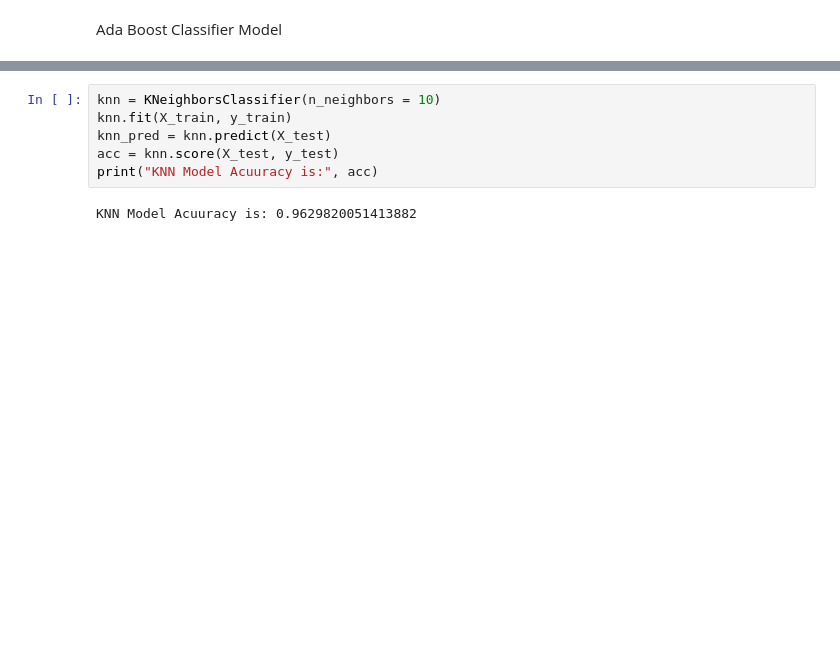
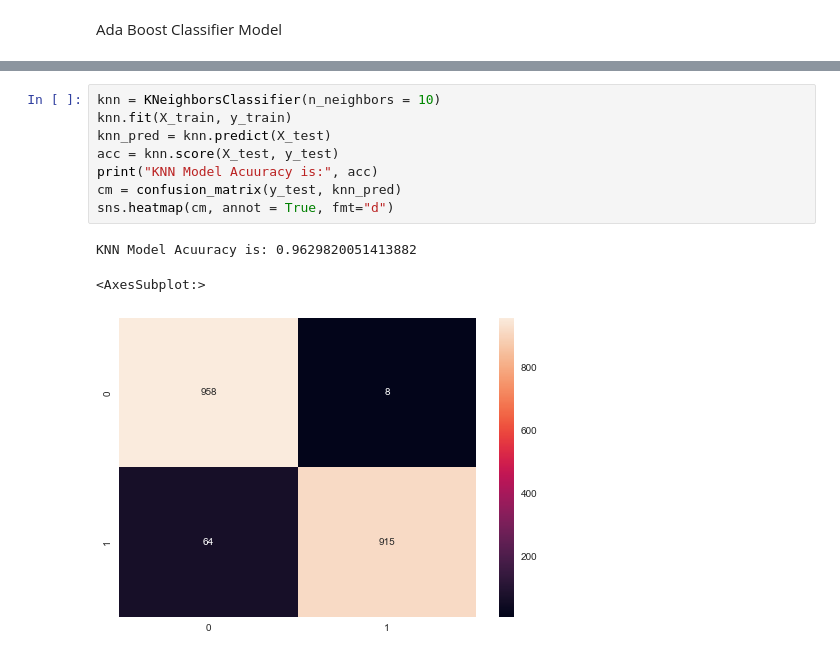
Before and after one commit to reyhannaufal/stroke-model-gigih, a Jupyter notebook: notebooks/Stroke.ipynb, the cells around one changed output, grey strips where cells are left out. Cells and saved outputs as stored; diff of their text form; blank space fills up the shorter version.

```diff
--- a/notebooks/Stroke.ipynb
+++ b/notebooks/Stroke.ipynb
@@ -614,11 +626,15 @@ Gradient Boosting Classifier Model Accuracy score is: 0.9609254498714653
 # %%
 knn = KNeighborsClassifier(n_neighbors = 10)
 knn.fit(X_train, y_train)
 knn_pred = knn.predict(X_test)
 acc = knn.score(X_test, y_test)
 print("KNN Model Acuuracy is:", acc)
+cm = confusion_matrix(y_test, knn_pred)
+sns.heatmap(cm, annot = True, fmt="d")
 # %% [output]
 KNN Model Acuuracy is: 0.9629820051413882
+<AxesSubplot:>
+[figure, added]
 # %%
 svc = SVC(random_state = 777)
 svc.fit(X_train, y_train)
```
Also changed, not shown: parts of 12 cells of this notebook.
